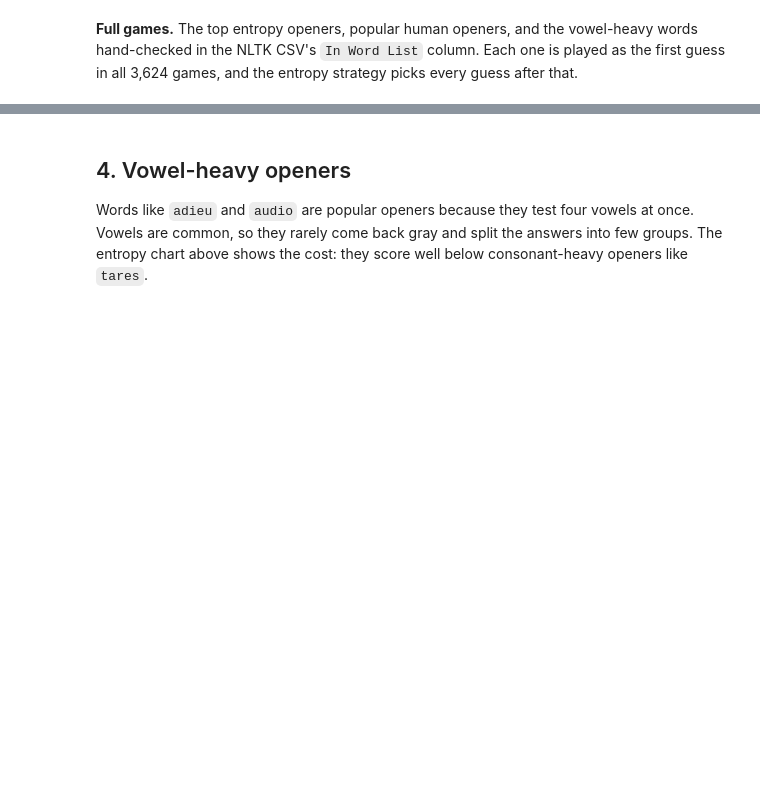
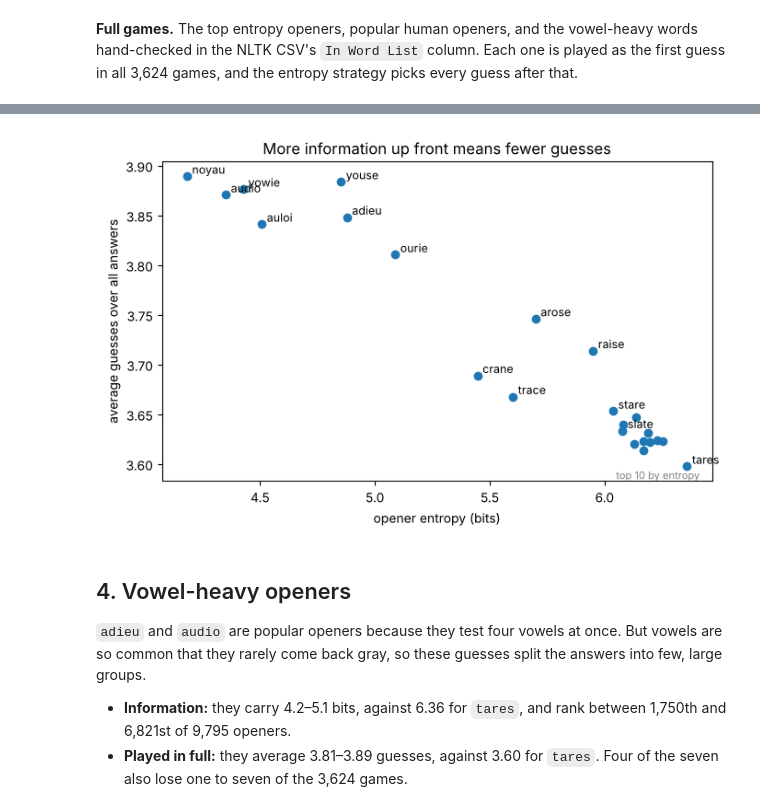
Before and after one commit to JoeyWilkes12/Projects1, a Jupyter notebook: Wordle/Wordle_benchmark.ipynb, the cells around one changed output, grey strips where cells are left out. Drawn from its saved outputs; the diff is of its cells as text; code cells hidden in the pictures; blank space fills up the shorter version.

```diff
--- a/Wordle/Wordle_benchmark.ipynb
+++ b/Wordle/Wordle_benchmark.ipynb
@@ -79,17 +125,23 @@ show.round(3).reset_index(drop=True)
 # %%
 fig, ax = plt.subplots(figsize=(7, 4.5))
 ax.scatter(played['entropy'], played['mean_guesses'])
 for row in played.itertuples():
-    ax.annotate(row.word, (row.entropy, row.mean_guesses), xytext=(4, 2), textcoords='offset points', fontsize=9)
+    if row.entropy_rank > 10 or row.word == 'tares':  # the other top-10 openers overlap tares
+        ax.annotate(row.word, (row.entropy, row.mean_guesses), xytext=(4, 2), textcoords='offset points', fontsize=9)
 ax.set_xlabel('opener entropy (bits)')
 ax.set_ylabel('average guesses over all answers')
 ax.set_title('More information up front means fewer guesses')
+ax.text(6.05, 3.585, 'top 10 by entropy', fontsize=8, color='gray')
 plt.tight_layout()
 plt.show()
+# %% [output]
+[figure, added]
 # %% [markdown]
 ## 4. Vowel-heavy openers
 
-Words like `adieu` and `audio` are popular openers because they test four vowels at once. Vowels are common, so they rarely come back gray and split the answers into few groups. The entropy chart above shows the cost: they score well below consonant-heavy openers like `tares`.
+`adieu` and `audio` are popular openers because they test four vowels at once. But vowels are so common that they rarely come back gray, so these guesses split the answers into few, large groups.
+- **Information:** they carry 4.2–5.1 bits, against 6.36 for `tares`, and rank between 1,750th and 6,821st of 9,795 openers.
+- **Played in full:** they average 3.81–3.89 guesses, against 3.60 for `tares`. Four of the seven also lose one to seven of the 3,624 games.
 # %%
 vowel = openers[openers['word'].isin(['adieu', 'audio', 'ourie', 'auloi', 'yowie', 'youse', 'noyau'])]
 vowel[['word', 'entropy_rank', 'entropy', 'expected_left']].round(3).sort_values('entropy_rank')
```
Also changed, not shown: parts of 7 cells of this notebook, 5 other files.
